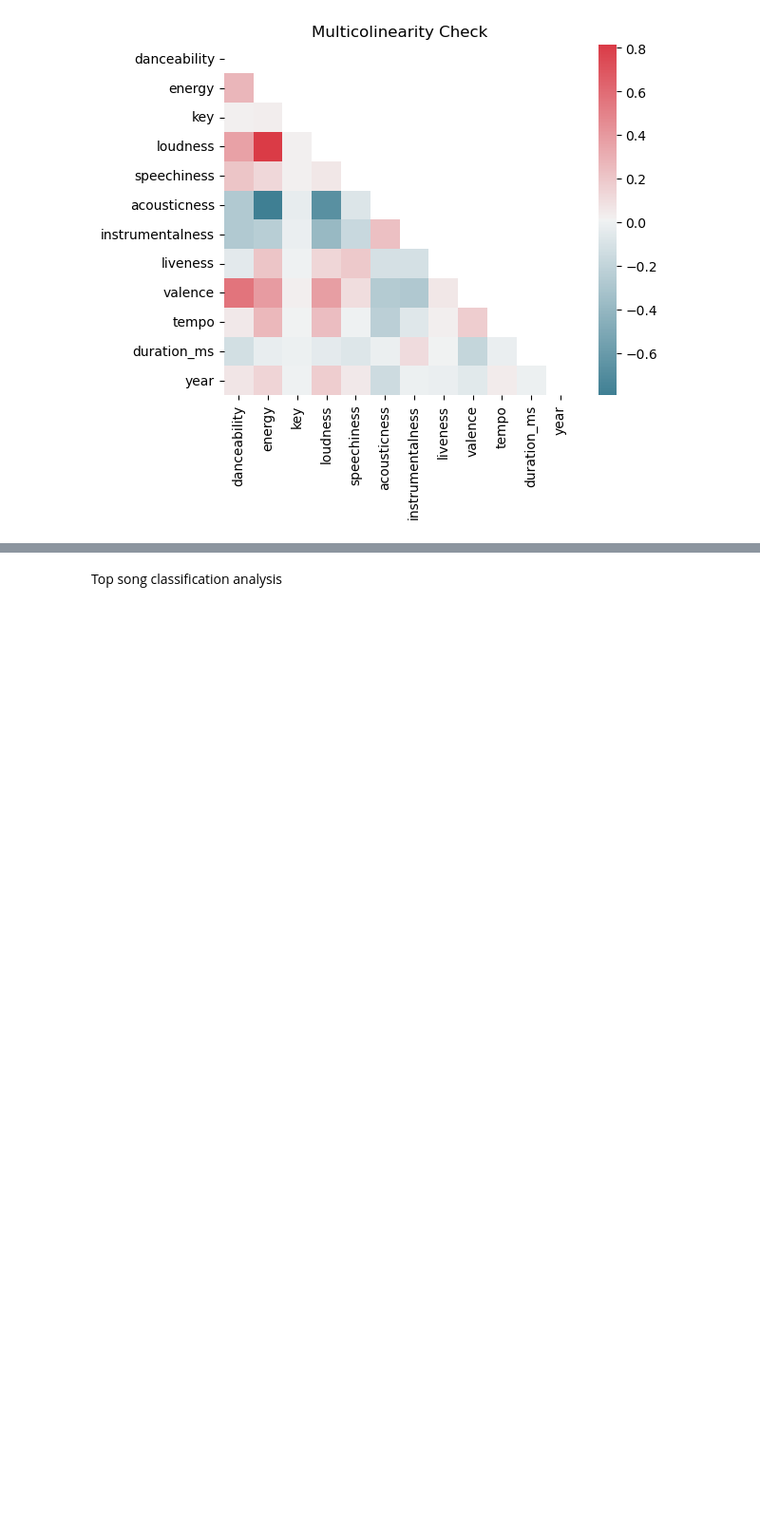
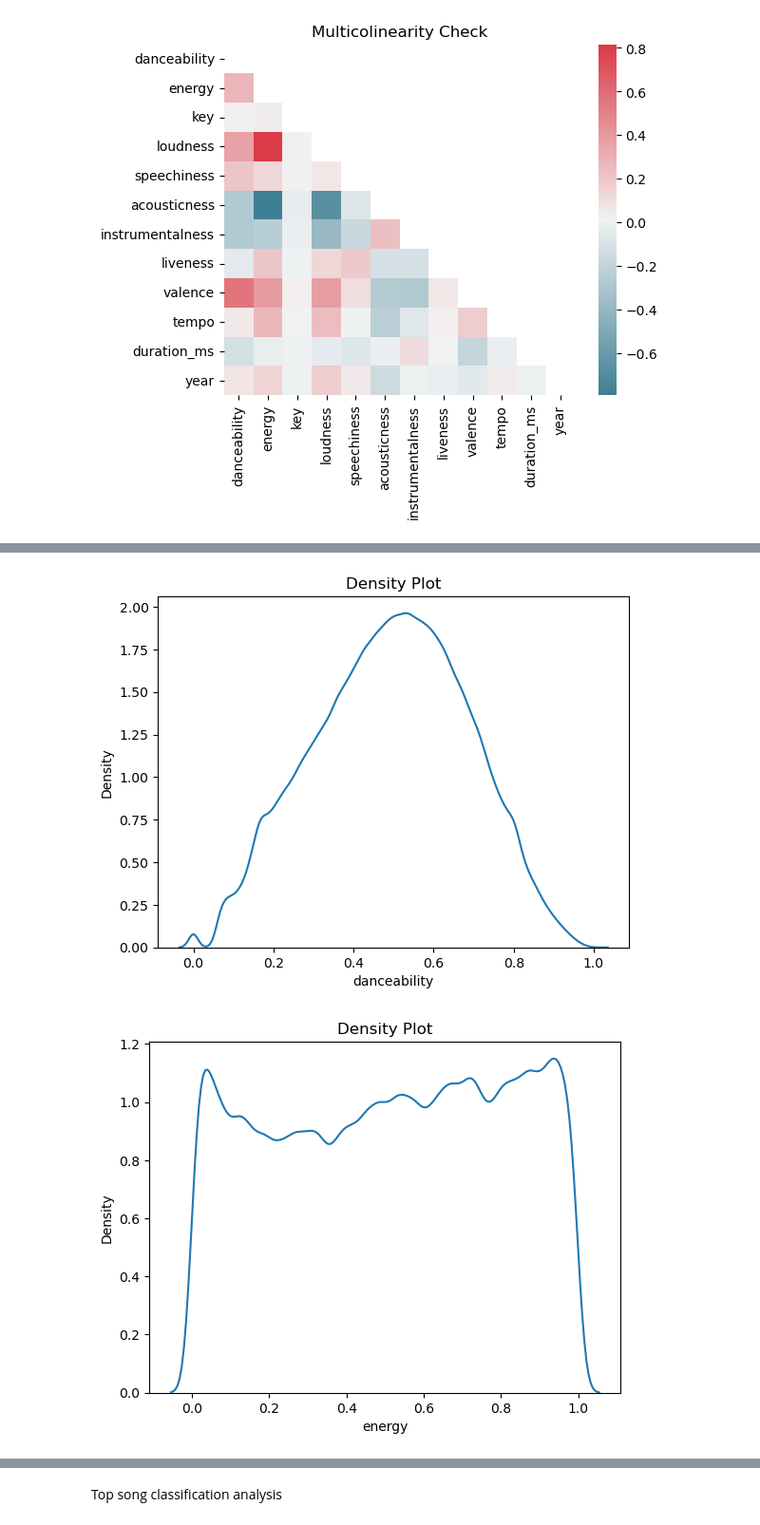
Before and after one commit to SvenWeiss-HDM/Classification, a Jupyter notebook: Dataexploration.ipynb, the cells around one changed output, grey strips where cells are left out. Shown at 95% size. Cells and saved outputs as stored; diff of their text form; code cells hidden in the pictures; blank space fills up the shorter version.

Commit message:
finished data exploration

```diff
--- a/Dataexploration.ipynb
+++ b/Dataexploration.ipynb
@@ -391,0 +380,16 @@ sns.heatmap(corr, mask=mask, cmap=cmap, annot=False,  square=True, annot_kws={"s
+# %%
+# Make a boxplot for every numerical variable in relation to top song label
+def print_kde(df, x_var):
+    ax = sns.kdeplot(data=df,
+            x=x_var
+            )
+    ax.set_title('Density Plot')
+    ax.set_xlabel(x_var)
+    plt.suptitle('')
+
+for col in list_num:
+    print_kde(df_merged, col)
+    plt.show()
+# %% [output]
+[figure, added]
+[figure, added]
```
Also changed, not shown: parts of 16 cells of this notebook.
